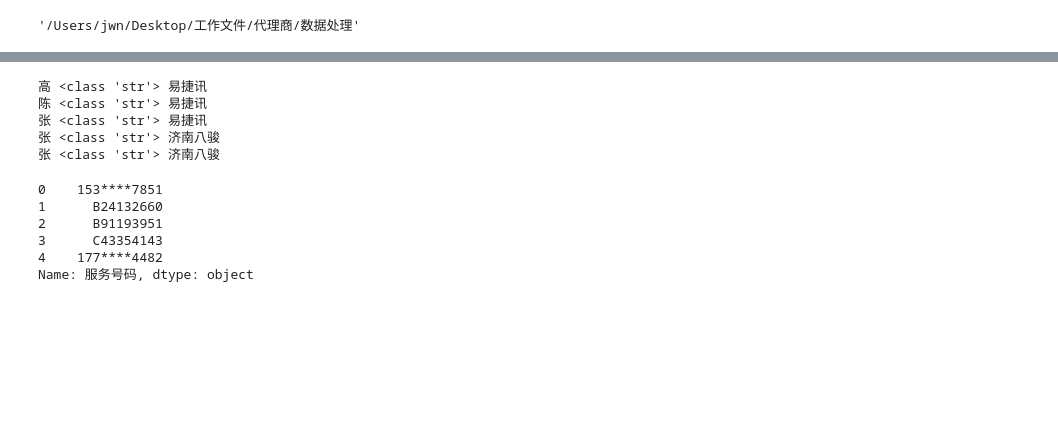
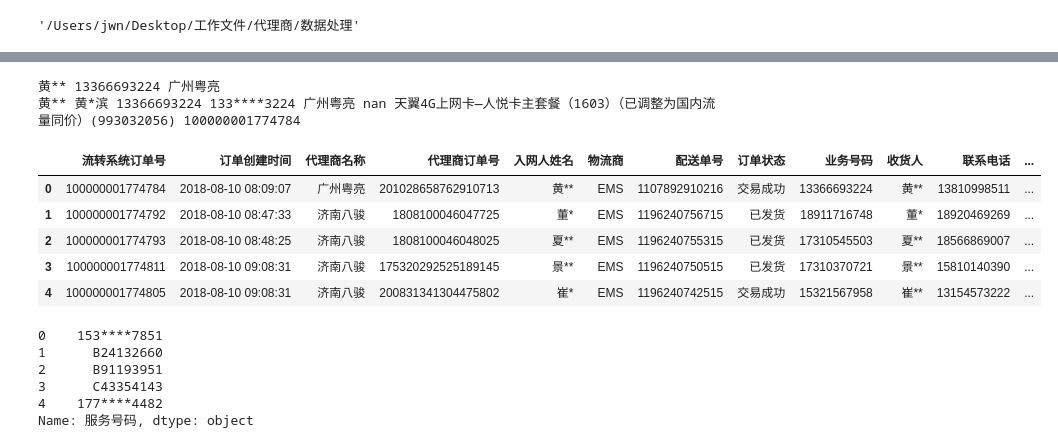
Before and after one commit to jiangwn815/dataprocess, a Jupyter notebook: 代理商数据处理.ipynb, the cells around one changed output, grey strips where cells are left out. Cells and saved outputs as stored; diff of their text form; code cells hidden in the pictures; blank space fills up the shorter version.

```diff
--- a/代理商数据处理.ipynb
+++ b/代理商数据处理.ipynb
@@ -12,3 +10,5 @@ df= read_agent_file("sent","0901","0802",year_start="2016",ext="csv")
+# %%
+df= read_agent_file("sent","0810","0816")
 # %%
 df.columns
 # %% [output]
@@ -63,23 +60,23 @@ array([nan, '北京京东世纪信息技术有限公司(移动-渠道)', '济南
 # %%
-for dk,dv in df.head().iterrows():
+for dk,dv in df[:1].iterrows():
     dname = dv["入网人姓名"]
     dmobile = str(dv["业务号码"])
     dagent = dv["代理商名称"]
-    print(dname[0],type(dmobile),dagent)
+    print(dname,dmobile,dagent)
     for xk,xv in xf.iterrows():
-        #xname = xv["入网人姓名"]
+        xname = xv["客户名称"]
         xmobile = str(xv["服务号码"])
+        xagent = xv["合作渠道（发展代理商）"]
+        name_match = dname[0] == xname[0] if len(dname) <3 else dname[0] == xname[0] and dname[-1] == xname[-1]
+        mobile_match = xmobile[:3] == dmobile[:3] and xmobile[7:] == dmobile[7:]
+        agent_match = False if isinstance(xagent, float) else dagent in str(xagent)
         if len(xmobile)<11:
             continue
-        xagent = xv["合作渠道（发展代理商）"]
         try:
-            if xmobile[:3] in dmobile and xmobile[7:] in dmobile and dagent in xagent:
-                print(dmobile,xmobile,dagent,xagent)
+            if (mobile_match ):
+                print(dname,xname,dmobile,xmobile,dagent,xagent,xv["资费名称"],dv["流转系统订单号"])
         except:
             continue
 # %% [output]
-高 <class 'str'> 易捷讯
-陈 <class 'str'> 易捷讯
-张 <class 'str'> 易捷讯
-张 <class 'str'> 济南八骏
-张 <class 'str'> 济南八骏
+黄** 13366693224 广州粤亮
+黄** 黄*滨 13366693224 133****3224 广州粤亮 nan 天翼4G上网卡—人悦卡主套餐（1603）（已调整为国内流量同价）(993032056) 100000001774784
@@ -88,3 +83,12 @@ xf_head = xf.head()
+# %%
+df.head()
+# %% [output]
+|  | 流转系统订单号 | 订单创建时间 | 代理商名称 | 代理商订单号 | 入网人姓名 | 物流商 | 配送单号 | 订单状态 | 业务号码 | 收货人 | 联系电话 | ... |
+| 0 | 100000001774784 | 2018-08-10 08:09:07 | 广州粤亮 | 201028658762910713 | 黄** | EMS | 1107892910216 | 交易成功 | 13366693224 | 黄** | 13810998511 | ... |
+| 1 | 100000001774792 | 2018-08-10 08:47:33 | 济南八骏 | 1808100046047725 | 董* | EMS | 1196240756715 | 已发货 | 18911716748 | 董* | 18920469269 | ... |
+| 2 | 100000001774793 | 2018-08-10 08:48:25 | 济南八骏 | 1808100046048025 | 夏** | EMS | 1196240755315 | 已发货 | 17310545503 | 夏** | 18566869007 | ... |
+| 3 | 100000001774811 | 2018-08-10 09:08:31 | 济南八骏 | 175320292525189145 | 景** | EMS | 1196240750515 | 已发货 | 17310370721 | 景** | 15810140390 | ... |
+| 4 | 100000001774805 | 2018-08-10 09:08:31 | 济南八骏 | 200831341304475802 | 崔* | EMS | 1196240742515 | 交易成功 | 15321567958 | 崔** | 13154573222 | ... |
 # %%
 xf_head["服务号码"]
 # %% [output]
```
Also changed, not shown: parts of 9 cells of this notebook, 1 other file.
